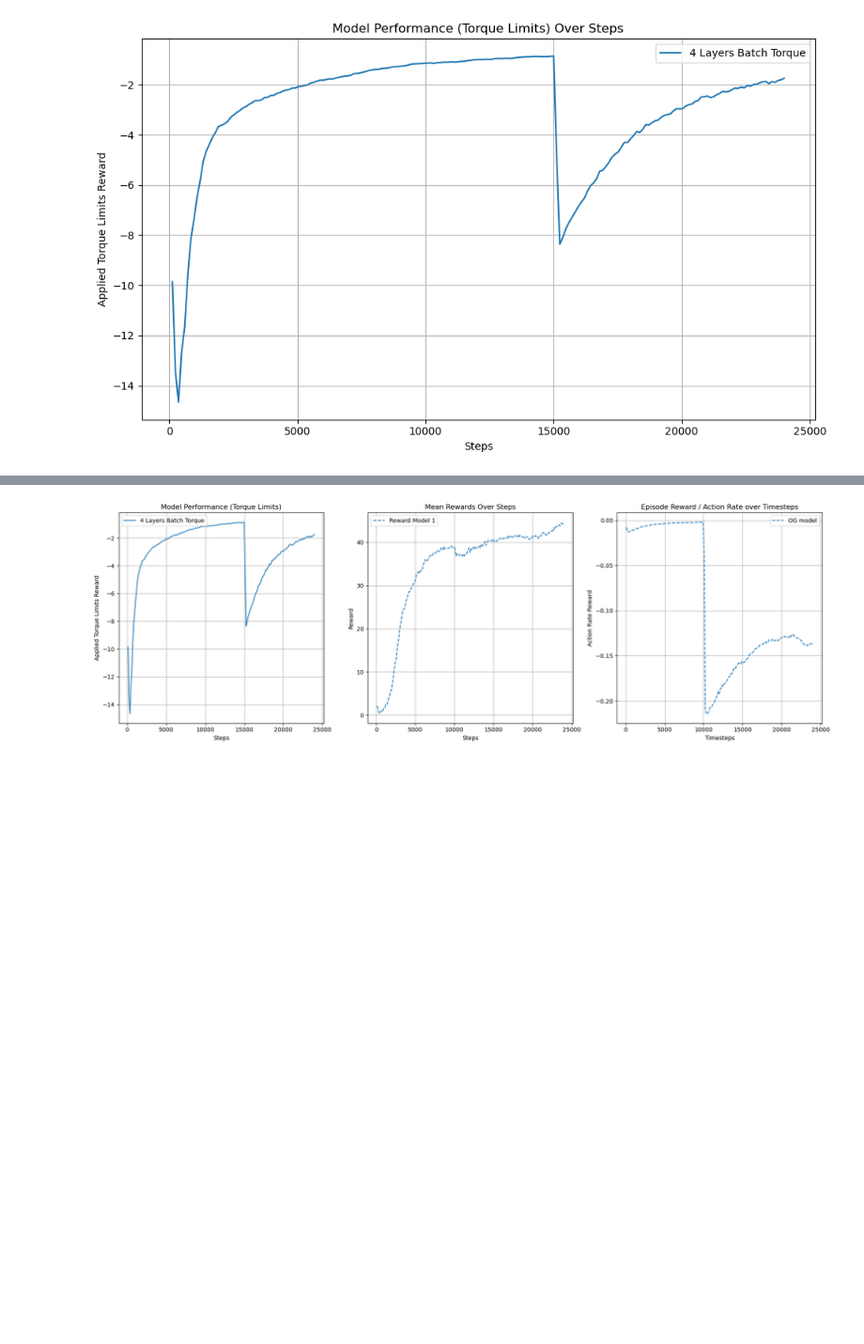
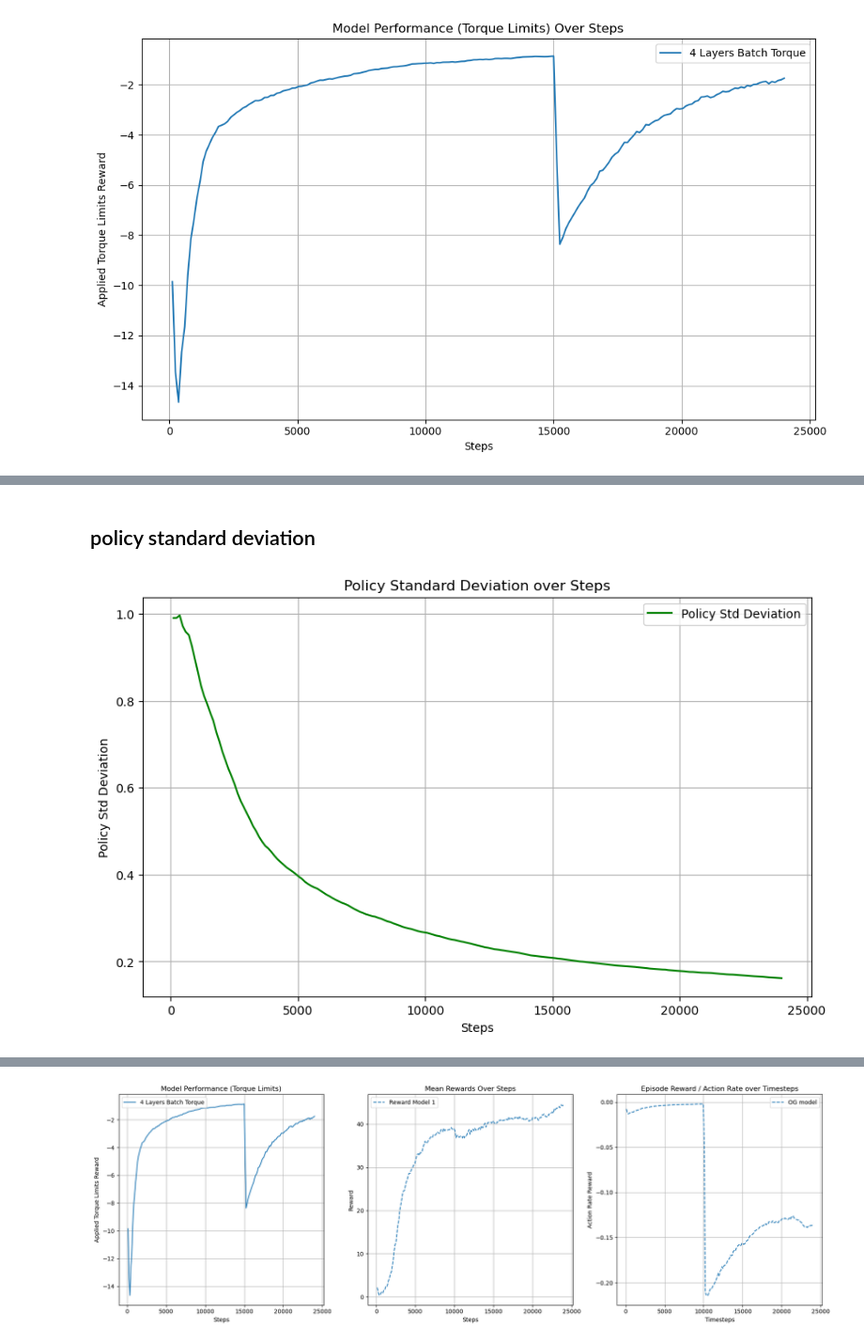
Before and after one commit to marcali/orbit-surgical-marcali, a Jupyter notebook: tables.ipynb, the cells around one changed output, grey strips where cells are left out. Shown at 94% size. Drawn from its saved outputs; the diff is of its cells as text; code cells hidden in the pictures; blank space fills up the shorter version.

```diff
--- a/tables.ipynb
+++ b/tables.ipynb
@@ -206,0 +256,37 @@ plt.show()
+# %% [markdown]
+## policy standard deviation
+# %%
+import pandas as pd
+import matplotlib.pyplot as plt
+
+# Load the policy standard deviation dataset
+policy_data = pd.read_csv('data/policy/skrl_lift_2024-09-13_22-25-30-og-policy.csv')
+
+# Plotting function for policy standard deviation
+def plot_policy_std(data, label, color):
+    plt.plot(data['Step'], data['Value'], label=label, color=color)
+
+# Create the plot for policy standard deviation
+plt.figure(figsize=(10,6))
+
+# Plot policy standard deviation data
+plot_policy_std(policy_data, label='Policy Std Deviation', color='green')
+
+# Optionally add another dataset for comparison:
+# Uncomment the next lines to add another CSV file:
+# another_policy_data = pd.read_csv('path_to_another_csv.csv')
+# plot_policy_std(another_policy_data, label='Another Policy', color='purple')
+
+# Adding labels and title
+plt.title('Policy Standard Deviation over Steps')
+plt.xlabel('Steps')
+plt.ylabel('Policy Std Deviation')
+
+# Show legend
+plt.legend()
+
+# Show plot
+plt.grid(True)
+plt.show()
+# %% [output]
+[figure, added]
```
Also changed, not shown: parts of 15 cells of this notebook, 7 other files.
